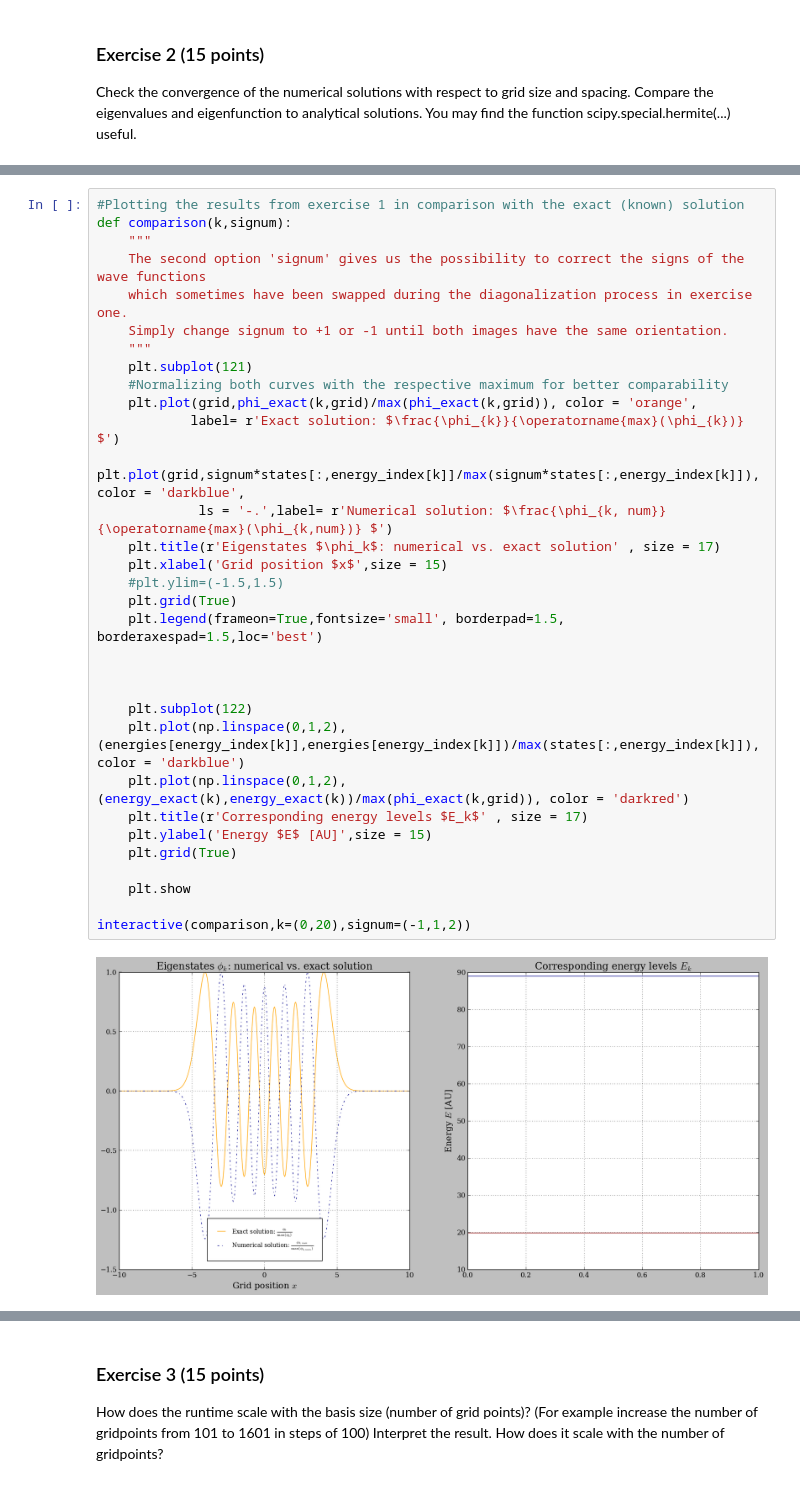
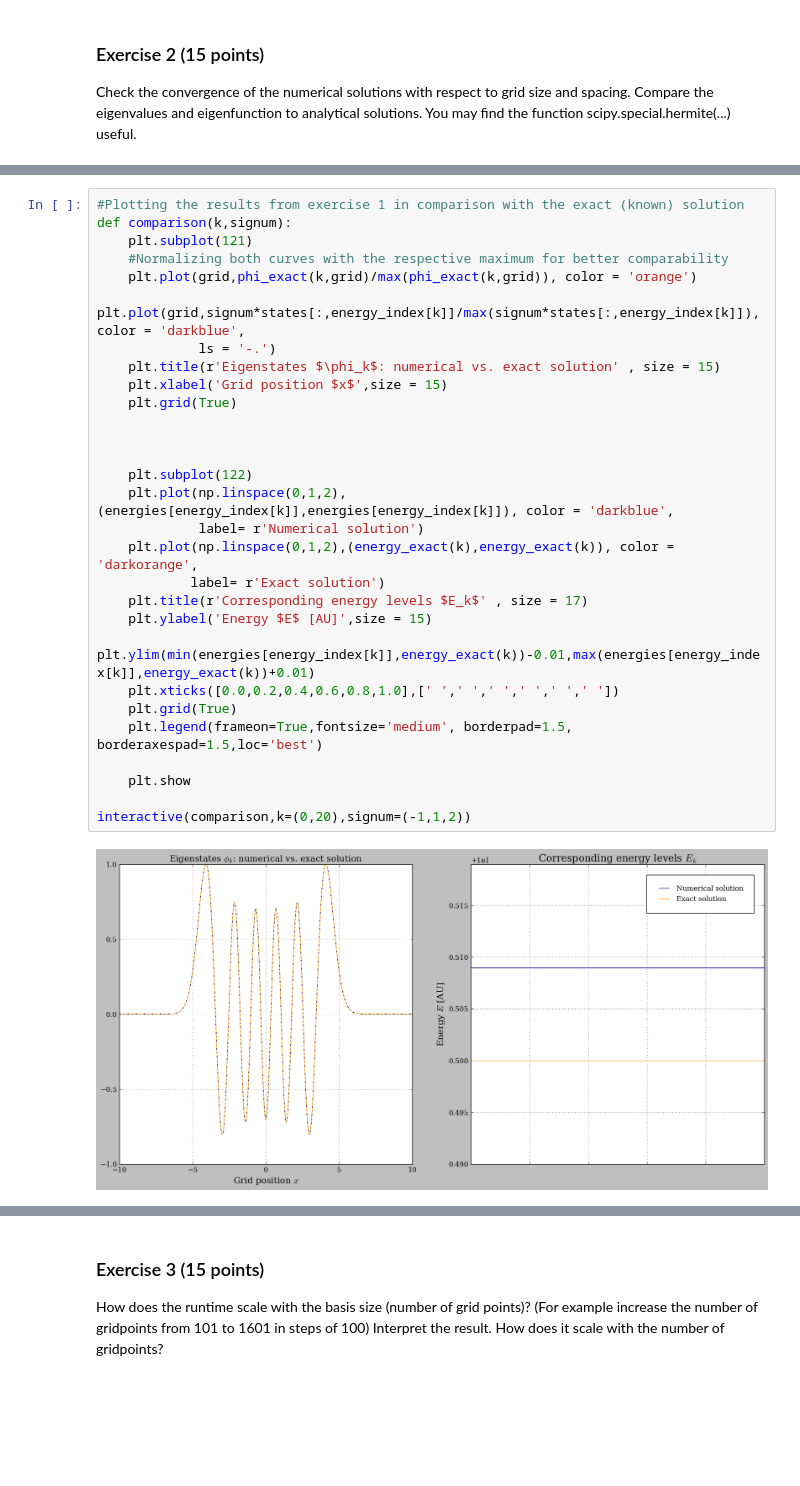
Before and after one commit to mathieukaltschmidt/Computational-Quantum-Dynamics, a Jupyter notebook: Exercise sheet 1/Exercise1 Mathieu Kaltschmidt.ipynb, the cells around one changed output, grey strips where cells are left out. Drawn from its saved outputs; the diff is of its cells as text; blank space fills up the shorter version.

```diff
--- a/Exercise sheet 1/Exercise1 Mathieu Kaltschmidt.ipynb
+++ b/Exercise sheet 1/Exercise1 Mathieu Kaltschmidt.ipynb
@@ -115,34 +119,31 @@ def energy_exact(k):
 # %%
 #Plotting the results from exercise 1 in comparison with the exact (known) solution
 def comparison(k,signum):
-    """
-    The second option 'signum' gives us the possibility to correct the signs of the wave functions
-    which sometimes have been swapped during the diagonalization process in exercise one.
-    Simply change signum to +1 or -1 until both images have the same orientation.
-    """
     plt.subplot(121)
     #Normalizing both curves with the respective maximum for better comparability
-    plt.plot(grid,phi_exact(k,grid)/max(phi_exact(k,grid)), color = 'orange',
-            label= r'Exact solution: $\frac{\phi_{k}}{\operatorname{max}(\phi_{k})} $')
+    plt.plot(grid,phi_exact(k,grid)/max(phi_exact(k,grid)), color = 'orange')
     plt.plot(grid,signum*states[:,energy_index[k]]/max(signum*states[:,energy_index[k]]),color = 'darkblue',
-             ls = '-.',label= r'Numerical solution: $\frac{\phi_{k, num}}{\operatorname{max}(\phi_{k,num})} $')
-    plt.title(r'Eigenstates $\phi_k$: numerical vs. exact solution' , size = 17)
+             ls = '-.')
+    plt.title(r'Eigenstates $\phi_k$: numerical vs. exact solution' , size = 15)
     plt.xlabel('Grid position $x$',size = 15)
-    #plt.ylim=(-1.5,1.5)
     plt.grid(True)
-    plt.legend(frameon=True,fontsize='small', borderpad=1.5, borderaxespad=1.5,loc='best')
 
 
 
     plt.subplot(122)
-    plt.plot(np.linspace(0,1,2),(energies[energy_index[k]],energies[energy_index[k]])/max(states[:,energy_index[k]]), color = 'darkblue')
-    plt.plot(np.linspace(0,1,2),(energy_exact(k),energy_exact(k))/max(phi_exact(k,grid)), color = 'darkred')
+    plt.plot(np.linspace(0,1,2),(energies[energy_index[k]],energies[energy_index[k]]), color = 'darkblue',
+             label= r'Numerical solution')
+    plt.plot(np.linspace(0,1,2),(energy_exact(k),energy_exact(k)), color = 'darkorange',
+            label= r'Exact solution')
     plt.title(r'Corresponding energy levels $E_k$' , size = 17)
     plt.ylabel('Energy $E$ [AU]',size = 15)
+    plt.ylim(min(energies[energy_index[k]],energy_exact(k))-0.01,max(energies[energy_index[k]],energy_exact(k))+0.01)
+    plt.xticks([0.0,0.2,0.4,0.6,0.8,1.0],[' ',' ',' ',' ',' ',' '])
     plt.grid(True)
+    plt.legend(frameon=True,fontsize='medium', borderpad=1.5, borderaxespad=1.5,loc='best')
 
     plt.show
 
 interactive(comparison,k=(0,20),signum=(-1,1,2))
 # %% [output]
-[figure, old version]
+[figure, new version]
```
Also changed, not shown: parts of 13 cells of this notebook, 4 other files.
